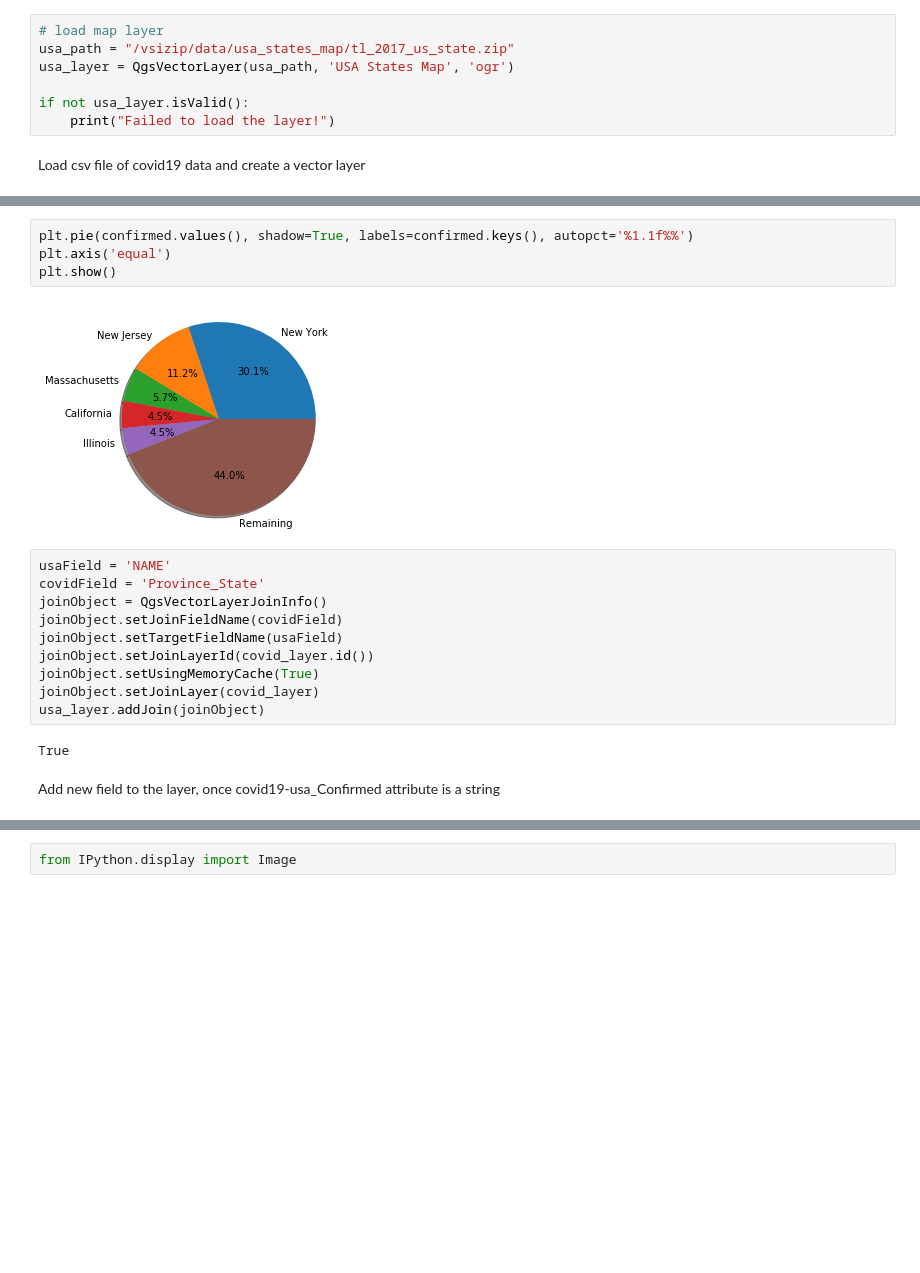
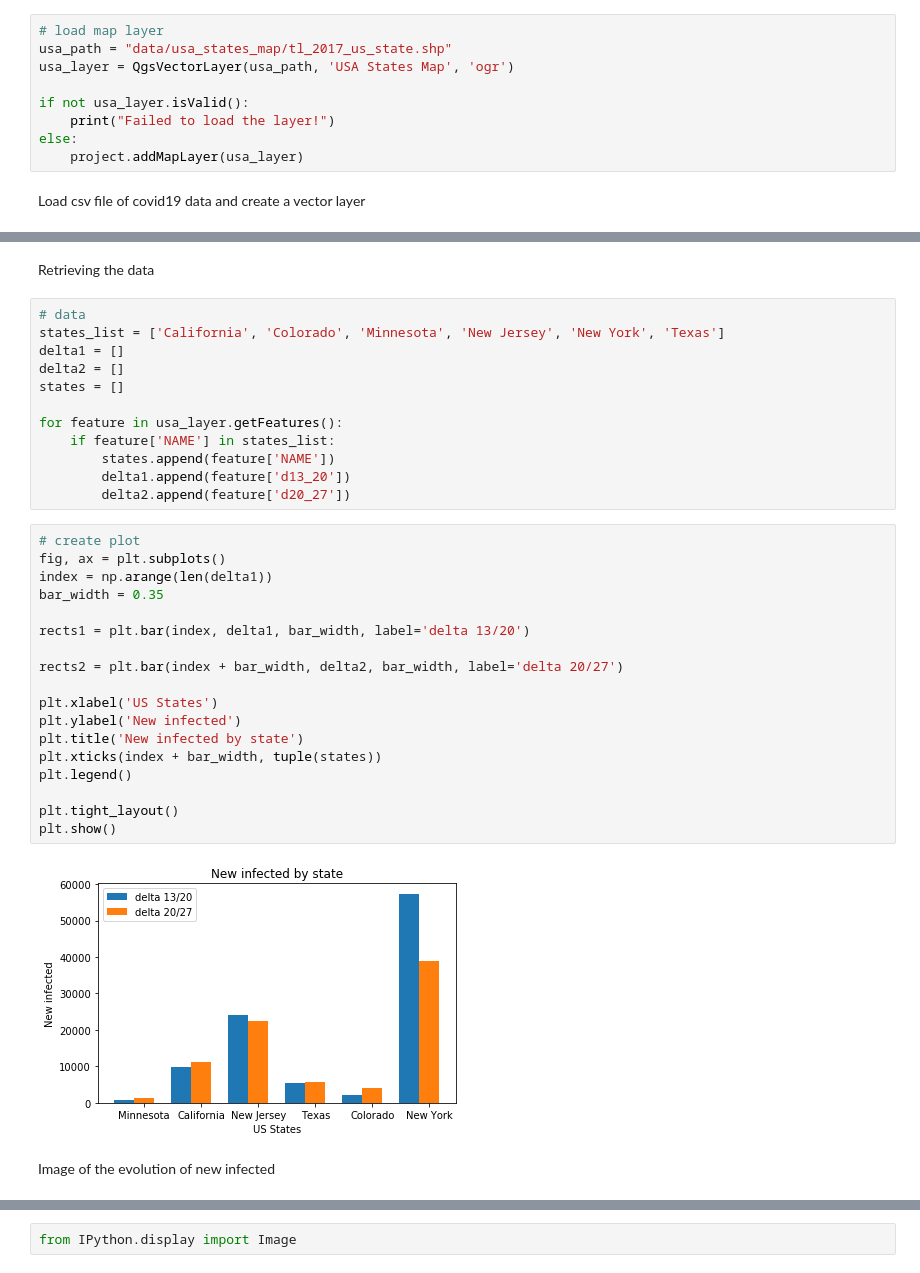
Before and after one commit to LFCC98/TA-Cartografia, a Jupyter notebook: Cartografia-TP-19-20-a81960.ipynb, the cells around one changed output, grey strips where cells are left out. Saved outputs shown, nothing was run; the diff lists cells and outputs as text; blank space fills up the shorter version.

Commit message:
Alterei gráficos e imagem, para a evolução em cada estado

```diff
--- a/Cartografia-TP-19-20-a81960.ipynb
+++ b/Cartografia-TP-19-20-a81960.ipynb
@@ -19,11 +19,13 @@ project = QgsProject.instance()
 Load shapefile of USA States
 # %%
 # load map layer
-usa_path = "/vsizip/data/usa_states_map/tl_2017_us_state.zip"
+usa_path = "data/usa_states_map/tl_2017_us_state.shp"
 usa_layer = QgsVectorLayer(usa_path, 'USA States Map', 'ogr')
 
 if not usa_layer.isValid():
     print("Failed to load the layer!")
+else:
+    project.addMapLayer(usa_layer)
 # %% [markdown]
 Load csv file of covid19 data and create a vector layer
 # %%
@@ -60,21 +124,37 @@ confirmed['Remaining'] = total - sum(confirmed.values())
-# %%
-plt.pie(confirmed.values(), shadow=True, labels=confirmed.keys(), autopct='%1.1f%%')
-plt.axis('equal')
-plt.show()
-# %% [output]
-[figure, removed]
-# %%
-usaField = 'NAME'
-covidField = 'Province_State'
-joinObject = QgsVectorLayerJoinInfo()
-joinObject.setJoinFieldName(covidField)
-joinObject.setTargetFieldName(usaField)
-joinObject.setJoinLayerId(covid_layer.id())
-joinObject.setUsingMemoryCache(True)
-joinObject.setJoinLayer(covid_layer)
-usa_layer.addJoin(joinObject)
-# %% [output]
-True
-# %% [markdown]
-Add new field to the layer, once covid19-usa_Confirmed attribute is a string
+# %% [markdown]
+Retrieving the data
+# %%
+# data
+states_list = ['California', 'Colorado', 'Minnesota', 'New Jersey', 'New York', 'Texas']
+delta1 = []
+delta2 = []
+states = []
+
+for feature in usa_layer.getFeatures():
+    if feature['NAME'] in states_list:
+        states.append(feature['NAME'])
+        delta1.append(feature['d13_20'])
+        delta2.append(feature['d20_27'])
+# %%
+# create plot
+fig, ax = plt.subplots()
+index = np.arange(len(delta1))
+bar_width = 0.35
+
+rects1 = plt.bar(index, delta1, bar_width, label='delta 13/20')
+
+rects2 = plt.bar(index + bar_width, delta2, bar_width, label='delta 20/27')
+
+plt.xlabel('US States')
+plt.ylabel('New infected')
+plt.title('New infected by state')
+plt.xticks(index + bar_width, tuple(states))
+plt.legend()
+
+plt.tight_layout()
+plt.show()
+# %% [output]
+[figure, added]
+# %% [markdown]
+Image of the evolution of new infected
 # %%
```
Also changed, not shown: parts of 19 cells of this notebook, 3 other files.
